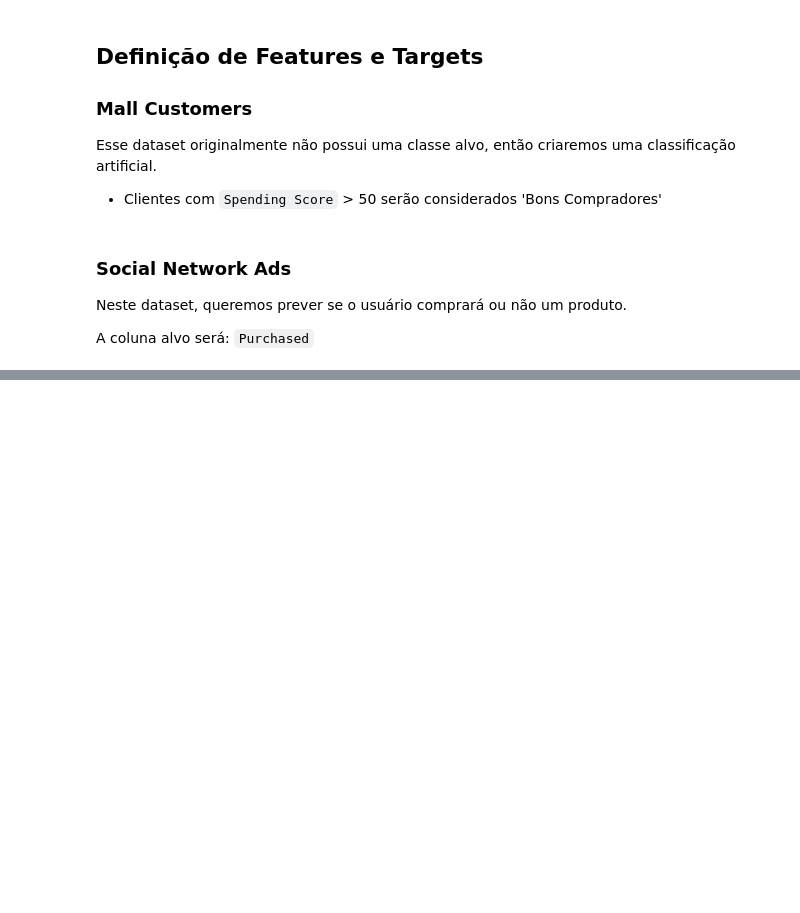
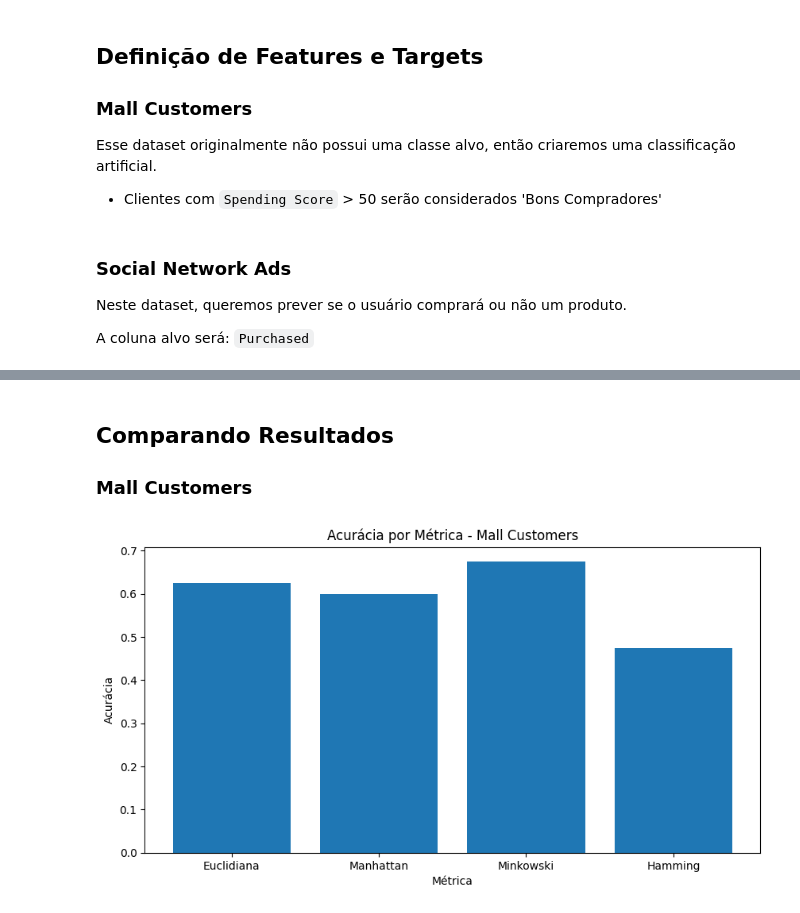
Before and after one commit to gustavo-m-xavier/knn-lab, a Jupyter notebook: notebooks/example.ipynb, the cells around one changed output, grey strips where cells are left out. Drawn from its saved outputs; the diff is of its cells as text; code cells hidden in the pictures; blank space fills up the shorter version.

```diff
--- a/notebooks/example.ipynb
+++ b/notebooks/example.ipynb
@@ -144,0 +205,7 @@ y_social = social_df['Purchased'].values
+# %%
+X_train_mall, X_test_mall, y_train_mall, y_test_mall = train_test_split(
+    X_mall,
+    y_mall,
+    test_size=0.2,
+    random_state=42
+)
@@ -144,0 +214,7 @@ y_social = social_df['Purchased'].values
+# %%
+X_train_social, X_test_social, y_train_social, y_test_social = train_test_split(
+    X_social,
+    y_social,
+    test_size=0.2,
+    random_state=42
+)
@@ -144,0 +231,8 @@ y_social = social_df['Purchased'].values
+# %%
+scaler = StandardScaler()
+
+X_train_social = scaler.fit_transform(X_train_social)
+X_test_social = scaler.transform(X_test_social)
+
+X_train_mall = scaler.fit_transform(X_train_mall)
+X_test_mall = scaler.transform(X_test_mall)
@@ -144,0 +379,16 @@ y_social = social_df['Purchased'].values
+# %% [markdown]
+## Comparando Resultados
+
+### Mall Customers
+# %%
+plt.figure(figsize=(10, 5))
+
+plt.bar(results_mall.keys(), results_mall.values())
+
+plt.title('Acurácia por Métrica - Mall Customers')
+plt.xlabel('Métrica')
+plt.ylabel('Acurácia')
+
+plt.show()
+# %% [output]
+[figure, added]
```
Also changed, not shown: parts of 28 cells of this notebook.
